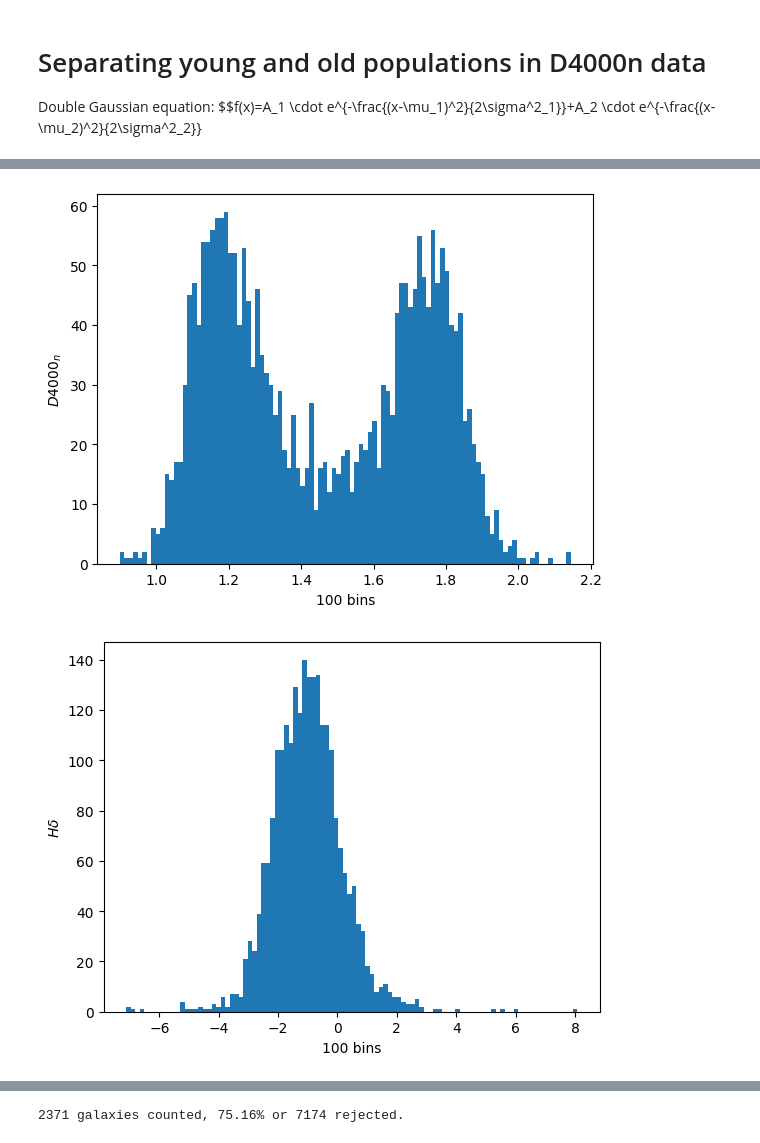
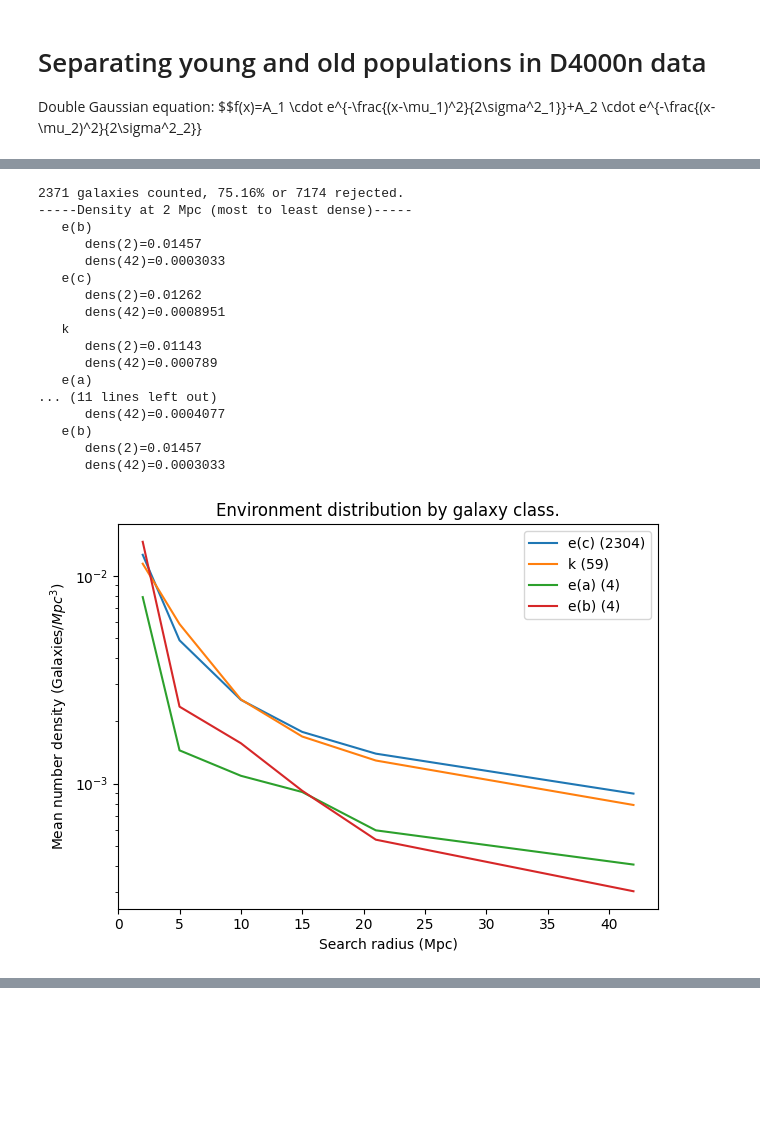
Before and after one commit to maraMaraschino/capstone-project, a Jupyter notebook: timescapes-notebook.ipynb, the cells around one changed output, grey strips where cells are left out. Cells and saved outputs as stored; diff of their text form; code cells hidden in the pictures; blank space fills up the shorter version.

```diff
--- a/timescapes-notebook.ipynb
+++ b/timescapes-notebook.ipynb
@@ -2792,6 +2631,22 @@ scatter_by_class_and_quartile('class_dict', 'e(c)', 'fifth_nn_proper', result)
 # %%
-set_bin_num_and_plot('class_dict', result, bins=100)
+#set_bin_num_and_plot('class_dict', result, bins=100)
 plot_env_stats_by_type('class_dict', result)
 # %% [output]
+2371 galaxies counted, 75.16% or 7174 rejected.
+-----Density at 2 Mpc (most to least dense)-----
+   e(b)
+      dens(2)=0.01457
+      dens(42)=0.0003033
+   e(c)
+      dens(2)=0.01262
+      dens(42)=0.0008951
+   k
+      dens(2)=0.01143
+      dens(42)=0.000789
+   e(a)
+... (11 lines left out)
+      dens(42)=0.0004077
+   e(b)
+      dens(2)=0.01457
+      dens(42)=0.0003033
-[figure, old version]
+[figure, new version]
-[figure, removed]
@@ -2799 +2652,0 @@ plot_env_stats_by_type('class_dict', result)
-2371 galaxies counted, 75.16% or 7174 rejected.
```
Also changed, not shown: parts of 17 cells of this notebook, 2 other files.
